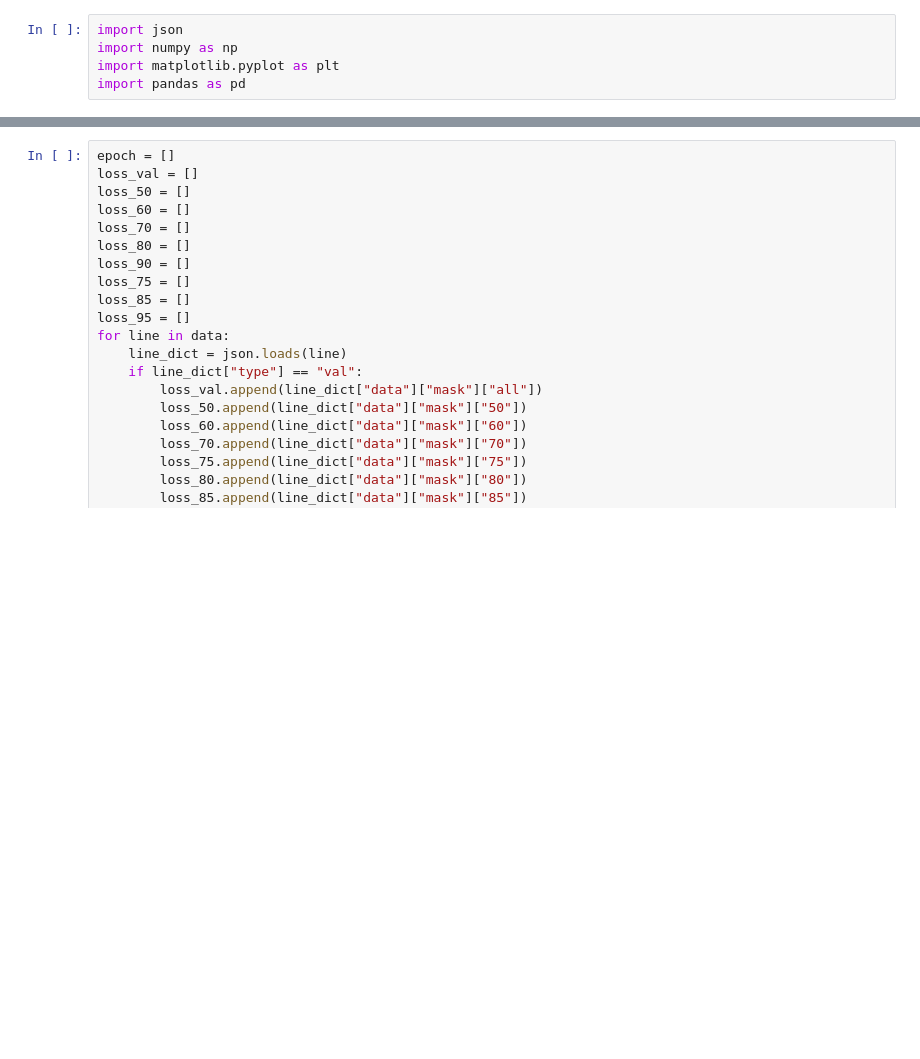
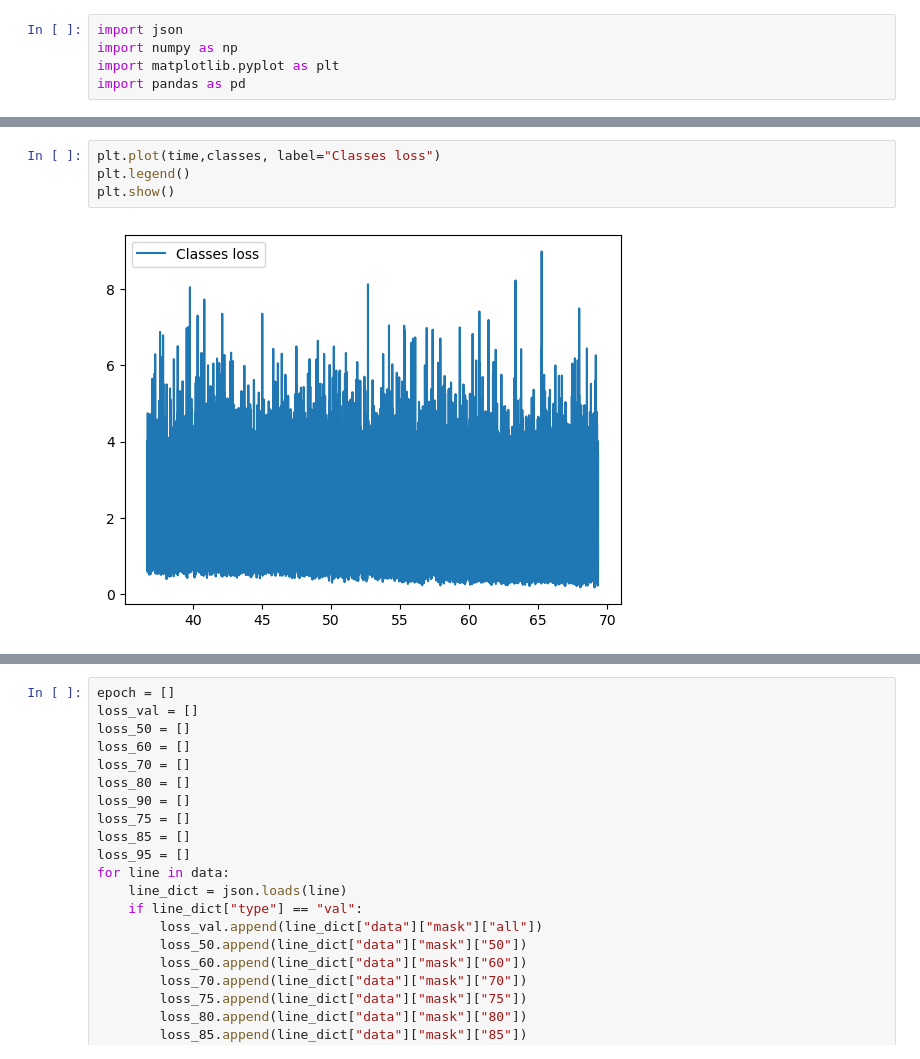
Before and after one commit to AQC-Industry/yolact, a Jupyter notebook: Visualize_logs.ipynb, the cells around one changed output, grey strips where cells are left out. Cells and saved outputs as stored; diff of their text form; blank space fills up the shorter version.

```diff
--- a/Visualize_logs.ipynb
+++ b/Visualize_logs.ipynb
@@ -24,0 +52,6 @@ plt.show()
+# %%
+plt.plot(time,classes, label="Classes loss")
+plt.legend()
+plt.show()
+# %% [output]
+[figure, added]
```
Also changed, not shown: parts of 9 cells of this notebook, 6 other files.
